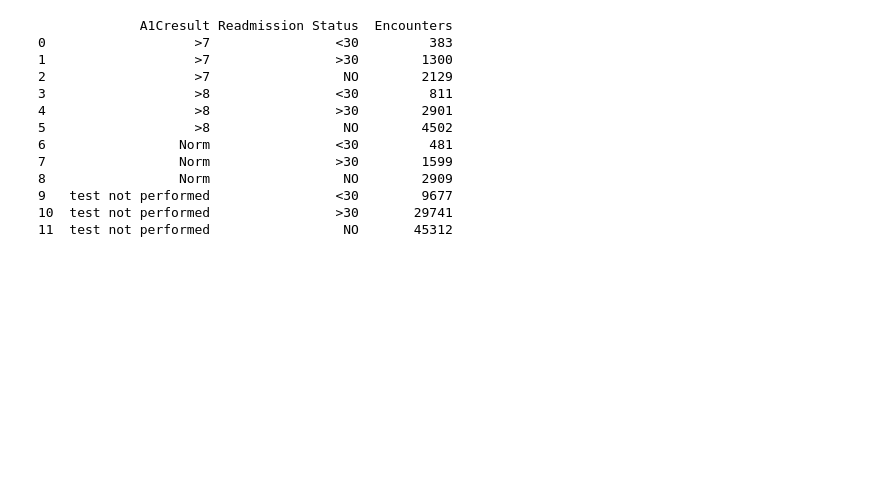
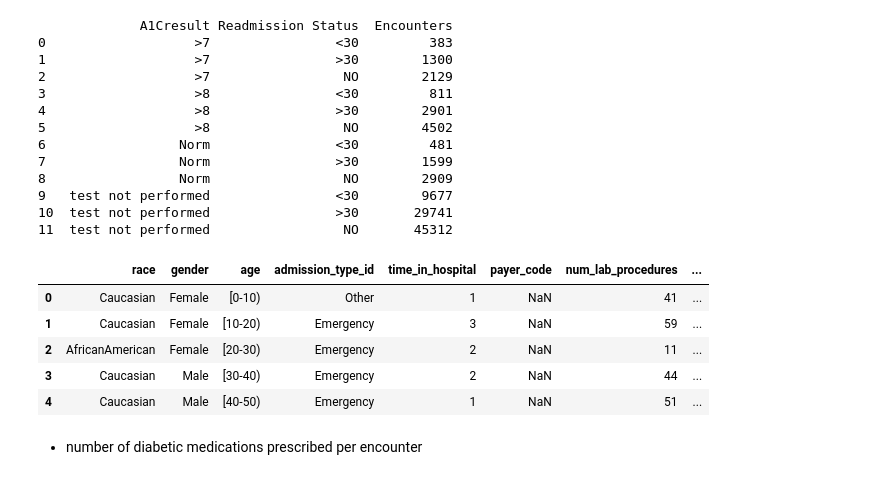
Before and after one commit to mohamedismael28/Clinical-Diabetes-Analytics, a Jupyter notebook: Diabetes.ipynb, the cells around one changed output. Cells and saved outputs as stored; diff of their text form; code cells hidden in the pictures; blank space fills up the shorter version.

```diff
--- a/Diabetes.ipynb
+++ b/Diabetes.ipynb
@@ -724,3 +724,14 @@ fig_a1c_readmit
 9   test not performed                <30        9677
 10  test not performed                >30       29741
 11  test not performed                 NO       45312
+# %%
+df_cleaned.head(5)
+# %% [output]
+|  | race | gender | age | admission_type_id | time_in_hospital | payer_code | num_lab_procedures | ... |
+| 0 | Caucasian | Female | [0-10) | Other | 1 | NaN | 41 | ... |
+| 1 | Caucasian | Female | [10-20) | Emergency | 3 | NaN | 59 | ... |
+| 2 | AfricanAmerican | Female | [20-30) | Emergency | 2 | NaN | 11 | ... |
+| 3 | Caucasian | Male | [30-40) | Emergency | 2 | NaN | 44 | ... |
+| 4 | Caucasian | Male | [40-50) | Emergency | 1 | NaN | 51 | ... |
+# %% [markdown]
+- number of diabetic medications prescribed per encounter
```
Also changed, not shown: parts of 4 cells of this notebook.
